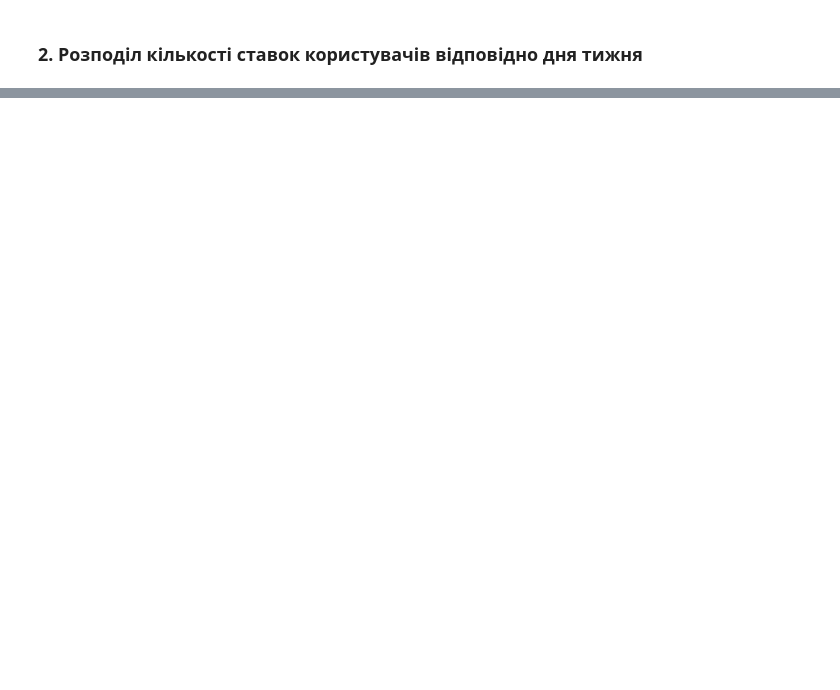
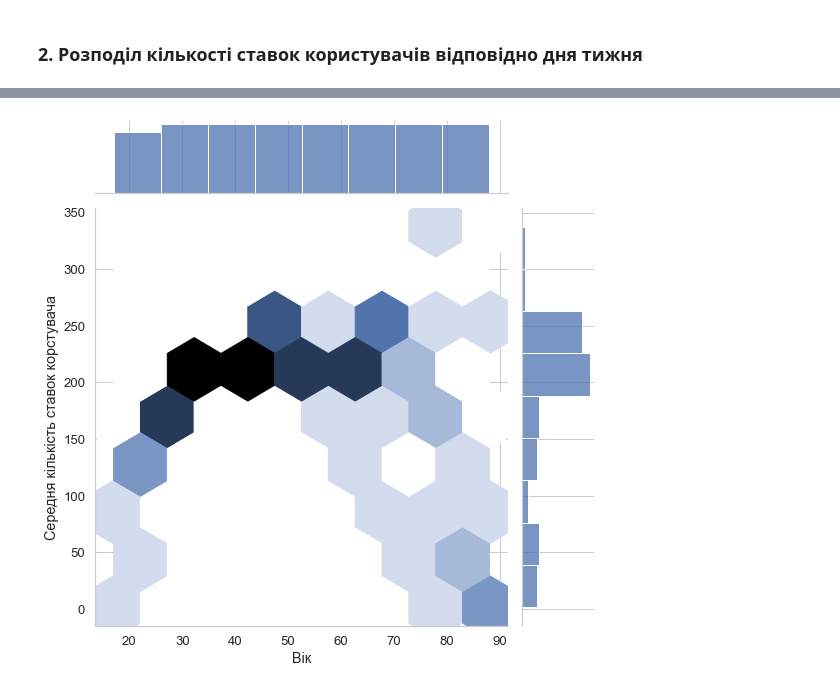
Before and after one commit to MarianDubei/visualization_project, a Jupyter notebook: main.ipynb, the cells around one changed output, grey strips where cells are left out. Cells and saved outputs as stored; diff of their text form; code cells hidden in the pictures; blank space fills up the shorter version.

```diff
--- a/main.ipynb
+++ b/main.ipynb
@@ -53,0 +50,7 @@ sns.displot(data=fix_live_df, x="ReturnPercentFixed",binrange=(1,200))
+# %%
+# 3
+
+df3_filtered = df3[df3["BirthYear"] > 1919]
+df3_filtered = df3_filtered[df3_filtered["BetsA"] < 2000]
+df3_filtered["Age"] = df3_filtered.apply(lambda row: 2008 - row["BirthYear"], axis=1)
+birthyear_df = df3_filtered.groupby(["Age"]).mean().reset_index()
@@ -66,0 +113,15 @@ plt.show()
+# %%
+sns.set(font_scale=1.2)
+sns.set_style("whitegrid")
+plt.rcParams["figure.figsize"] = (20,20)
+ax = sns.jointplot(
+    x='Age',
+    y='BetsA',
+    data=birthyear_df,
+    kind="hex",
+    height=8
+)
+ax.set_axis_labels('Вік', 'Середня кількість ставок корстувача')
+plt.show()
+# %% [output]
+[figure, added]
```
Also changed, not shown: parts of 14 cells of this notebook, 1 other file.
